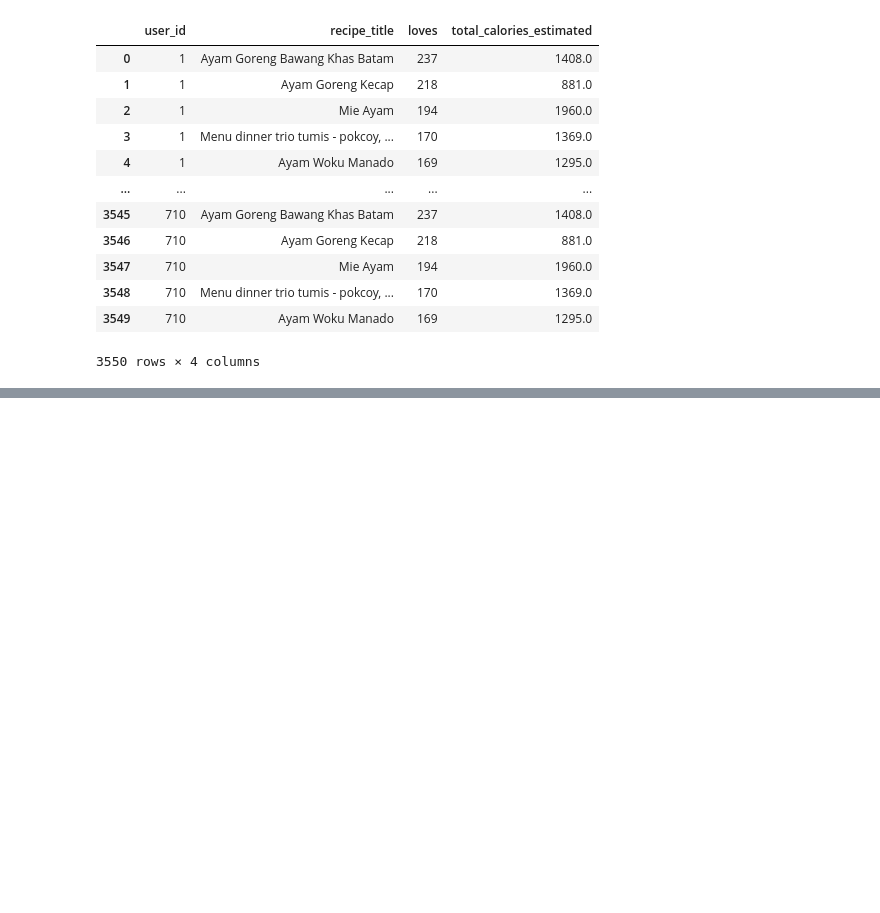
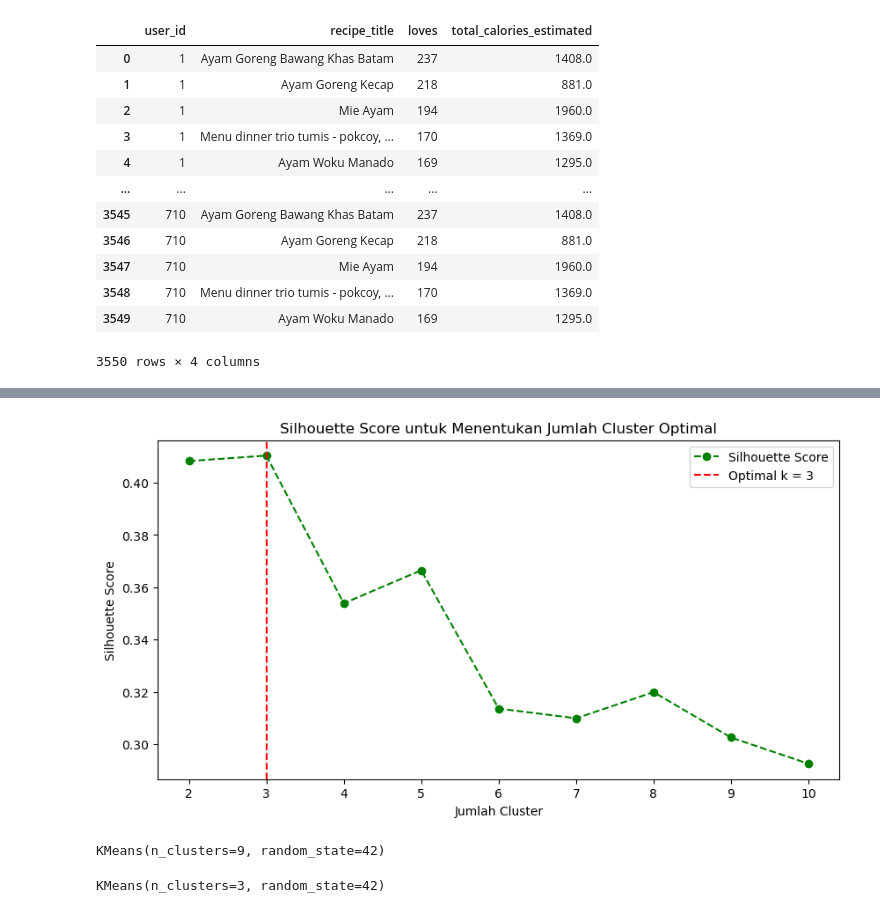
Before and after one commit to Fajrimughni/Final_Project_Fajri, a Jupyter notebook: master.ipynb, the cells around one changed output, grey strips where cells are left out. Drawn from its saved outputs; the diff is of its cells as text; code cells hidden in the pictures; blank space fills up the shorter version.

```diff
--- a/master.ipynb
+++ b/master.ipynb
@@ -630,0 +706,24 @@ def recommend_recipe(user, df_recipe_revised):
+# %%
+# Visualisasi hasil Silhouette Score
+plt.figure(figsize=(10, 5))
+plt.plot(list(K_range), silhouette_scores, marker='o', linestyle='--', color='g', label='Silhouette Score')
+plt.xlabel('Jumlah Cluster')
+plt.ylabel('Silhouette Score')
+plt.title('Silhouette Score untuk Menentukan Jumlah Cluster Optimal')
+plt.axvline(x=optimal_k_silhouette, linestyle='--', color='r', label=f'Optimal k = {optimal_k_silhouette}')
+plt.legend()
+plt.show()
+# %% [output]
+[figure, added]
+# %%
+# Latih model K-Means dengan jumlah cluster optimal (yaitu :  10 )
+kmeans_elbow = KMeans(n_clusters= 9, random_state=42)
+kmeans_elbow.fit(X_train)
+# %% [output]
+KMeans(n_clusters=9, random_state=42)
+# %%
+# Latih model K-Means dengan jumlah cluster optimal (yaitu :  10 )
+kmeans_silhouette = KMeans(n_clusters= 3, random_state=42)
+kmeans_silhouette.fit(X_train)
+# %% [output]
+KMeans(n_clusters=3, random_state=42)
```
Also changed, not shown: parts of 46 cells of this notebook, 4 other files.
